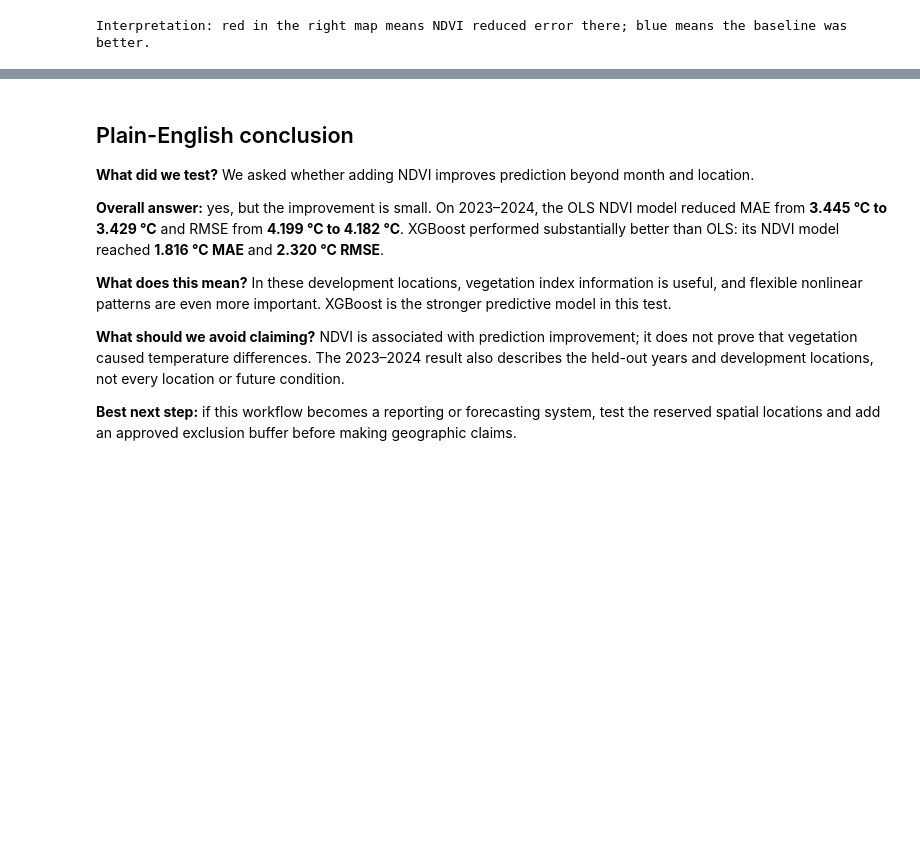
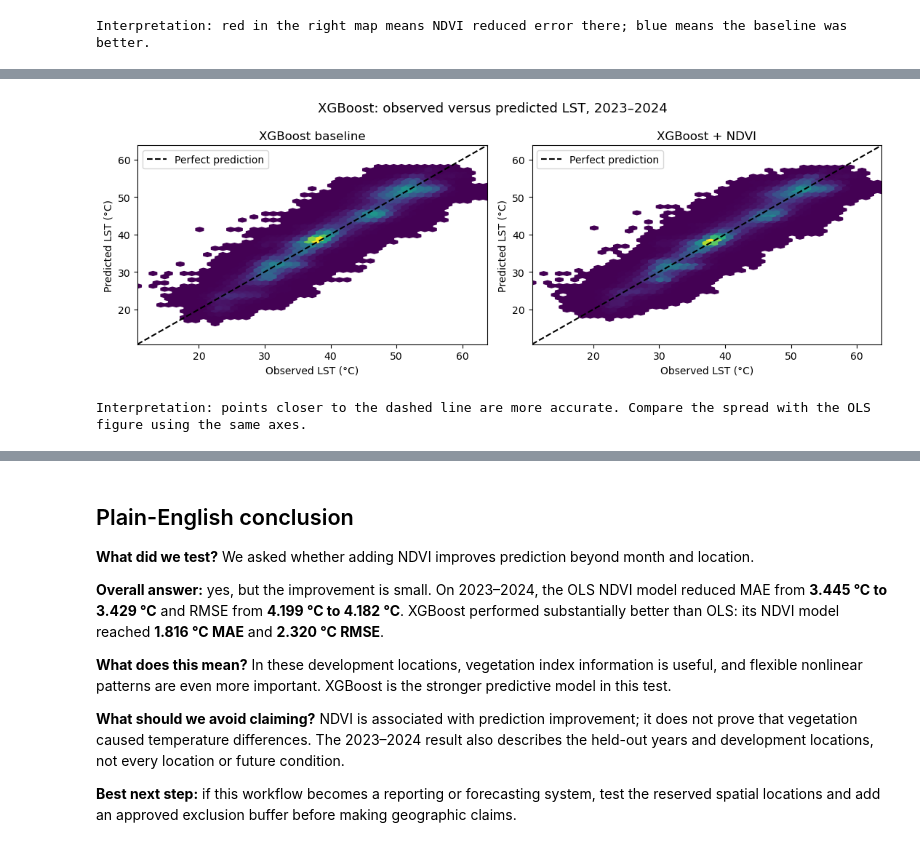
Before and after one commit to tmulumba/greening_predictive, a Jupyter notebook: notebooks/week_03_04_model_analysis.ipynb, the cells around one changed output, grey strips where cells are left out. Cells and saved outputs as stored; diff of their text form; code cells hidden in the pictures; blank space fills up the shorter version.

```diff
--- a/notebooks/week_03_04_model_analysis.ipynb
+++ b/notebooks/week_03_04_model_analysis.ipynb
@@ -277,0 +282,23 @@ Interpretation: red in the right map means NDVI reduced error there; blue means
+# %%
+fig, ax = plt.subplots(1, 2, figsize=(11, 4))
+low, high = pred.lst.min(), pred.lst.max()
+
+for axis, name in zip(ax, ("baseline", "ndvi")):
+    axis.hexbin(xgb_pred.lst, xgb_pred[f"pred_{name}"], gridsize=45, mincnt=1, cmap="viridis")
+    axis.plot([low, high], [low, high], "k--", linewidth=1.5, label="Perfect prediction")
+    axis.set(
+        xlim=(low, high), ylim=(low, high),
+        xlabel="Observed LST (°C)", ylabel="Predicted LST (°C)",
+        title=f"XGBoost {'baseline' if name == 'baseline' else '+ NDVI'}"
+    )
+    axis.legend(loc="upper left")
+
+fig.suptitle("XGBoost: observed versus predicted LST, 2023–2024", fontsize=13)
+fig.tight_layout()
+fig.savefig(OUT / "xgboost_observed_vs_predicted.png", dpi=160, bbox_inches="tight")
+plt.show()
+
+print("Interpretation: points closer to the dashed line are more accurate. Compare the spread with the OLS figure using the same axes.")
+# %% [output]
+[figure, added]
+Interpretation: points closer to the dashed line are more accurate. Compare the spread with the OLS figure using the same axes.
```
Also changed, not shown: parts of 6 cells of this notebook.
